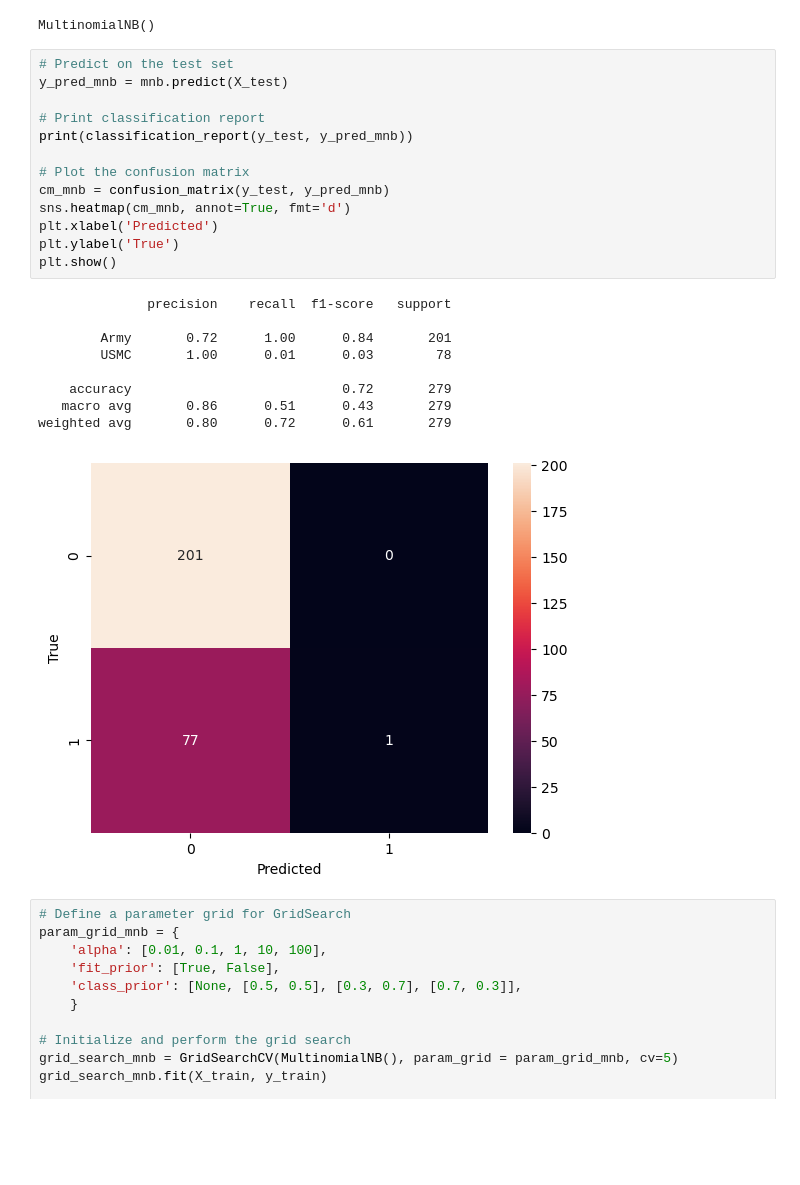
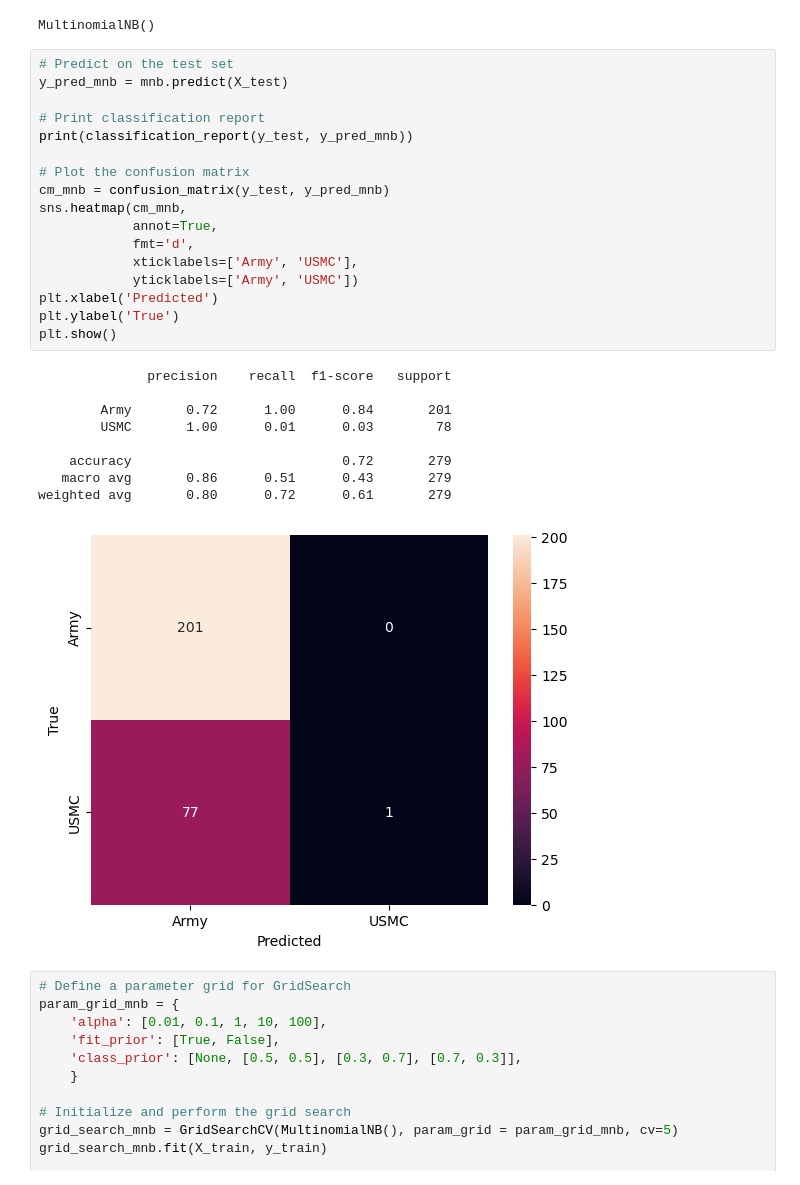
Before and after one commit to KyeraFrancis/NLP_Classification_Sentiment_analysis, a Jupyter notebook: 3_ANALYSIS/modeling_military.ipynb, the cells around one changed output. Drawn from its saved outputs; the diff is of its cells as text; blank space fills up the shorter version.

```diff
--- a/3_ANALYSIS/modeling_military.ipynb
+++ b/3_ANALYSIS/modeling_military.ipynb
@@ -349,26 +353,30 @@ MultinomialNB()
 # %%
 # Predict on the test set
 y_pred_mnb = mnb.predict(X_test)
 
 # Print classification report
 print(classification_report(y_test, y_pred_mnb))
 
 # Plot the confusion matrix
 cm_mnb = confusion_matrix(y_test, y_pred_mnb)
-sns.heatmap(cm_mnb, annot=True, fmt='d')
+sns.heatmap(cm_mnb,
+            annot=True,
+            fmt='d',
+            xticklabels=['Army', 'USMC'],
+            yticklabels=['Army', 'USMC'])
 plt.xlabel('Predicted')
 plt.ylabel('True')
 plt.show()
 # %% [output]
               precision    recall  f1-score   support
 
         Army       0.72      1.00      0.84       201
         USMC       1.00      0.01      0.03        78
 
     accuracy                           0.72       279
    macro avg       0.86      0.51      0.43       279
 weighted avg       0.80      0.72      0.61       279
-[figure, old version]
+[figure, new version]
 # %%
 # Define a parameter grid for GridSearch
 param_grid_mnb = {
```
Also changed, not shown: parts of 8 cells of this notebook, 2 other files.
